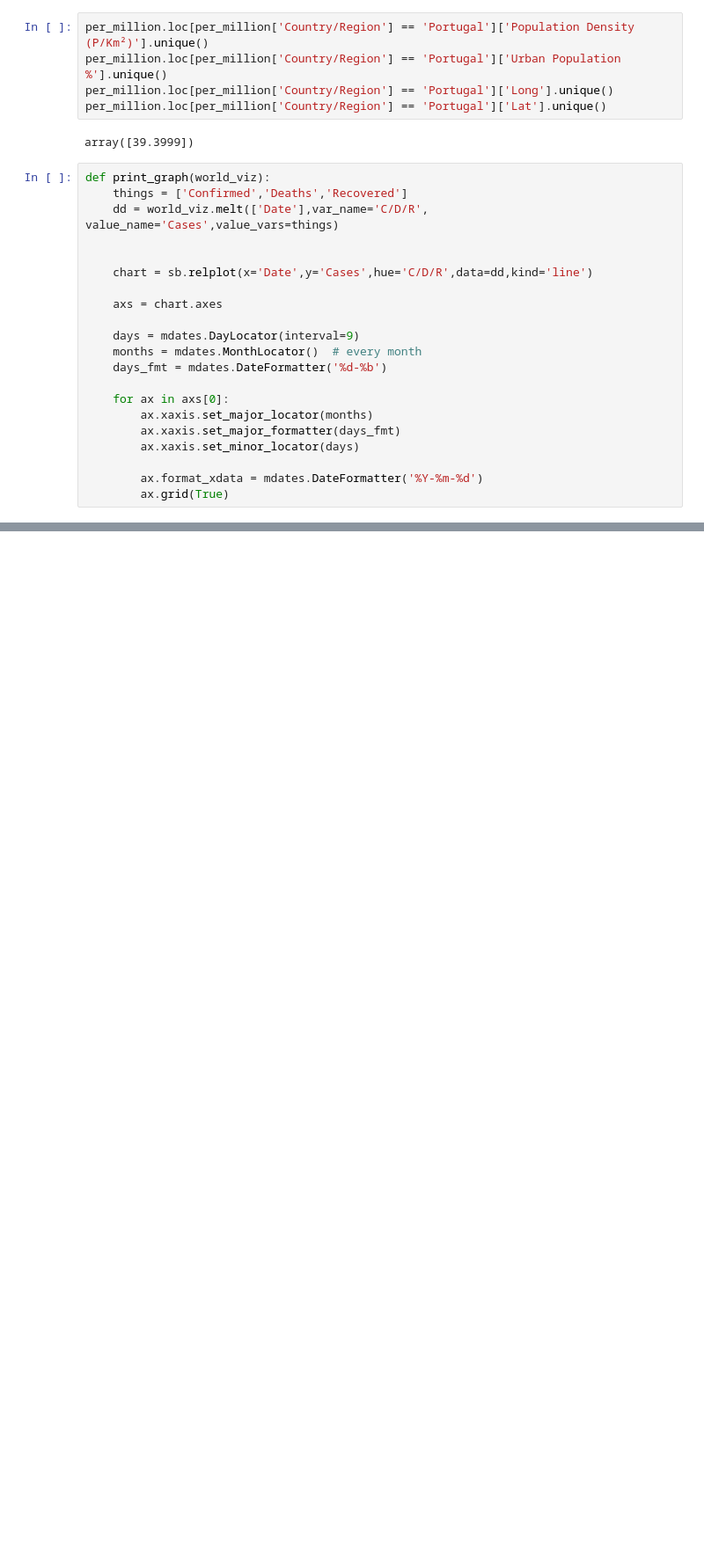
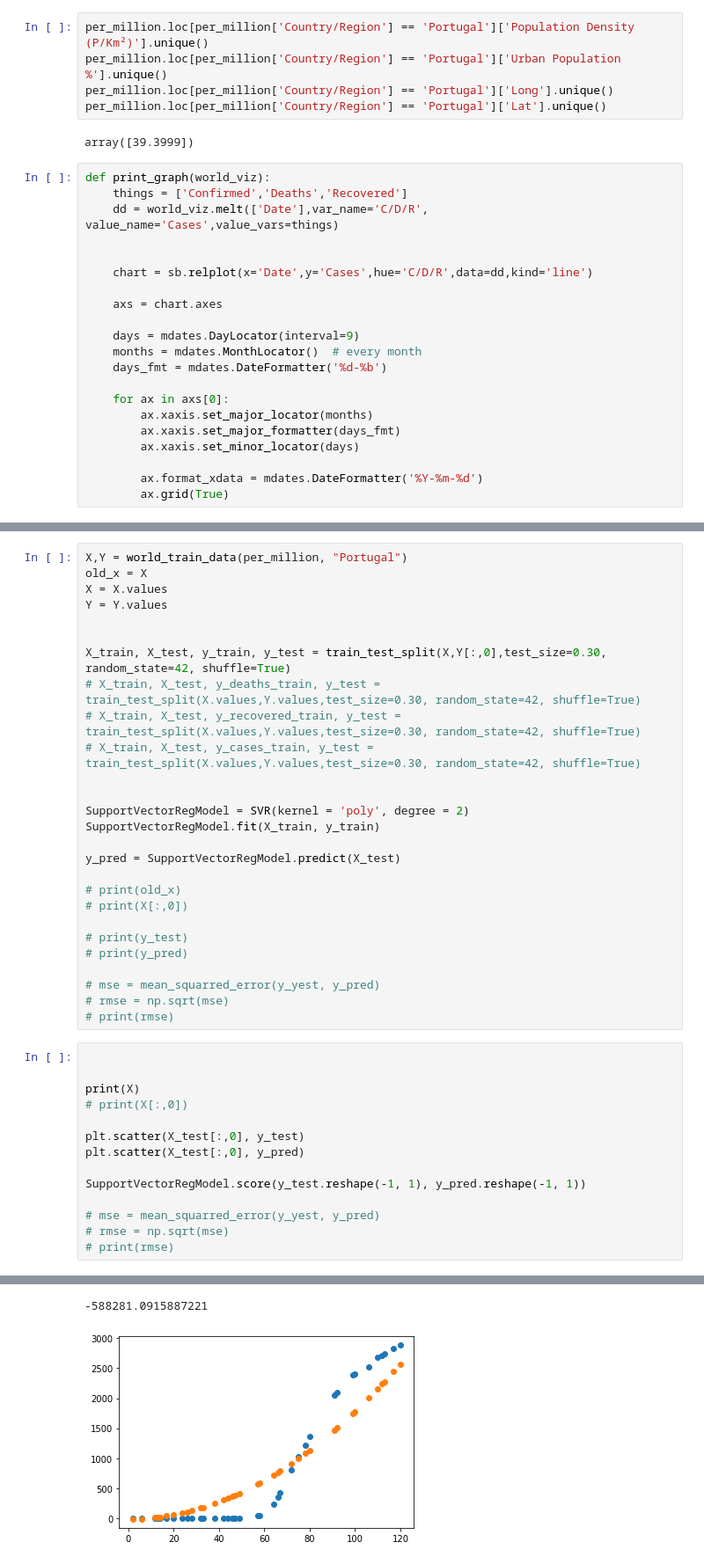
Before and after one commit to SALajes/iart-regression-modeling, a Jupyter notebook: Covid19.ipynb, the cells around one changed output, grey strips where cells are left out. Shown at 88% size. Saved outputs shown, nothing was run; the diff lists cells and outputs as text; blank space fills up the shorter version.

```diff
--- a/Covid19.ipynb
+++ b/Covid19.ipynb
@@ -434,0 +418,42 @@ def print_graph(world_viz):
+# %%
+X,Y = world_train_data(per_million, "Portugal")
+old_x = X
+X = X.values
+Y = Y.values
+
+
+X_train, X_test, y_train, y_test = train_test_split(X,Y[:,0],test_size=0.30, random_state=42, shuffle=True)
+# X_train, X_test, y_deaths_train, y_test = train_test_split(X.values,Y.values,test_size=0.30, random_state=42, shuffle=True)
+# X_train, X_test, y_recovered_train, y_test = train_test_split(X.values,Y.values,test_size=0.30, random_state=42, shuffle=True)
+# X_train, X_test, y_cases_train, y_test = train_test_split(X.values,Y.values,test_size=0.30, random_state=42, shuffle=True)
+
+
+SupportVectorRegModel = SVR(kernel = 'poly', degree = 2)
+SupportVectorRegModel.fit(X_train, y_train)
+
+y_pred = SupportVectorRegModel.predict(X_test)
+
+# print(old_x)
+# print(X[:,0])
+
+# print(y_test)
+# print(y_pred)
+
+# mse = mean_squarred_error(y_yest, y_pred)
+# rmse = np.sqrt(mse)
+# print(rmse)
+# %%
+
+
+print(X)
+# print(X[:,0])
+
+plt.scatter(X_test[:,0], y_test)
+plt.scatter(X_test[:,0], y_pred)
+
+SupportVectorRegModel.score(y_test.reshape(-1, 1), y_pred.reshape(-1, 1))
+
+# mse = mean_squarred_error(y_yest, y_pred)
+# rmse = np.sqrt(mse)
+# print(rmse)
+# %% [output]
@@ -434,0 +477,2 @@ def print_graph(world_viz):
+-588281.0915887221
+[figure, added]
```
Also changed, not shown: parts of 8 cells of this notebook.
